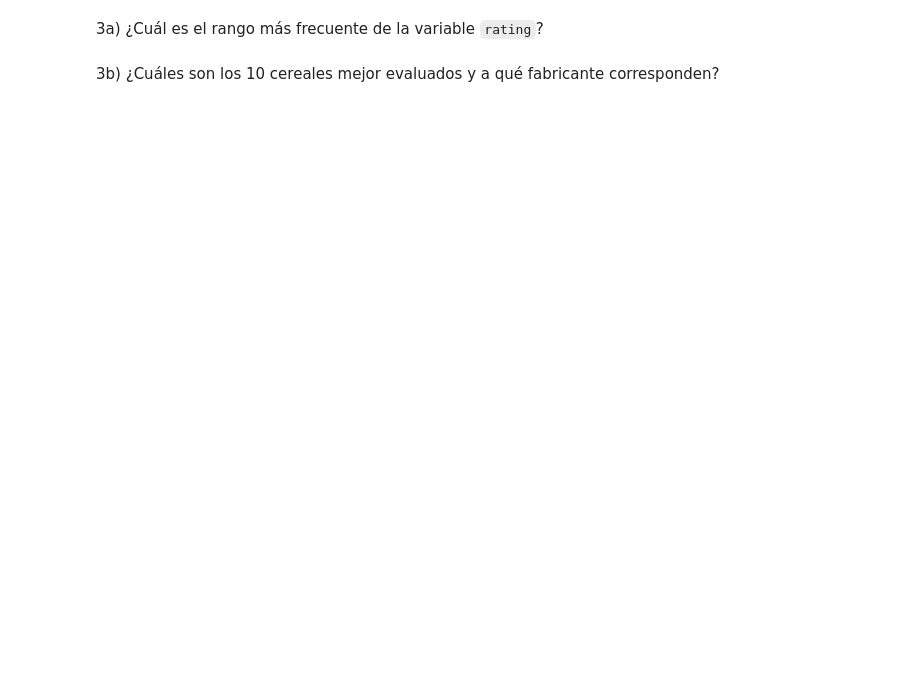
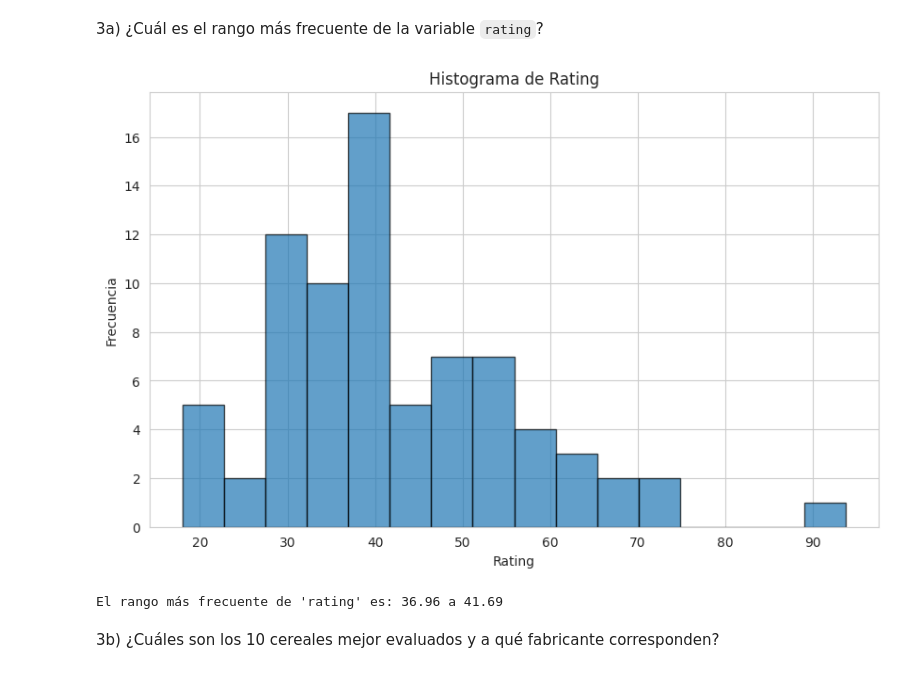
Before and after one commit to A01795331/estefania, a Jupyter notebook: Actividad7PCA.ipynb, the cells around one changed output. Cells and saved outputs as stored; diff of their text form; code cells hidden in the pictures; blank space fills up the shorter version.

```diff
--- a/Actividad7PCA.ipynb
+++ b/Actividad7PCA.ipynb
@@ -63,4 +169,23 @@ Genera algunos gráficos para familiarizarte con el conjunto de datos. Al menos
 # %% [markdown]
  3a) ¿Cuál es el rango más frecuente de la variable `rating`?
+# %%
+import matplotlib.pyplot as plt
+
+# Crear un histograma para la variable 'rating'
+plt.figure(figsize=(10, 6))
+counts, bins, patches = plt.hist(cereals_df['rating'], bins=16, edgecolor='k', alpha=0.7)
+plt.xlabel('Rating')
+plt.ylabel('Frecuencia')
+plt.title('Histograma de Rating')
+plt.show()
+
+# Determinar el rango más frecuente
+max_count_index = np.argmax(counts)
+most_frequent_range = (bins[max_count_index], bins[max_count_index + 1])
+
+print(f"El rango más frecuente de 'rating' es: {most_frequent_range[0]:.2f} a {most_frequent_range[1]:.2f}")
+# %% [output]
+[figure, added]
+El rango más frecuente de 'rating' es: 36.96 a 41.69
 # %% [markdown]
 3b) ¿Cuáles son los 10 cereales mejor evaluados y a qué fabricante corresponden?
```
Also changed, not shown: parts of 19 cells of this notebook.
